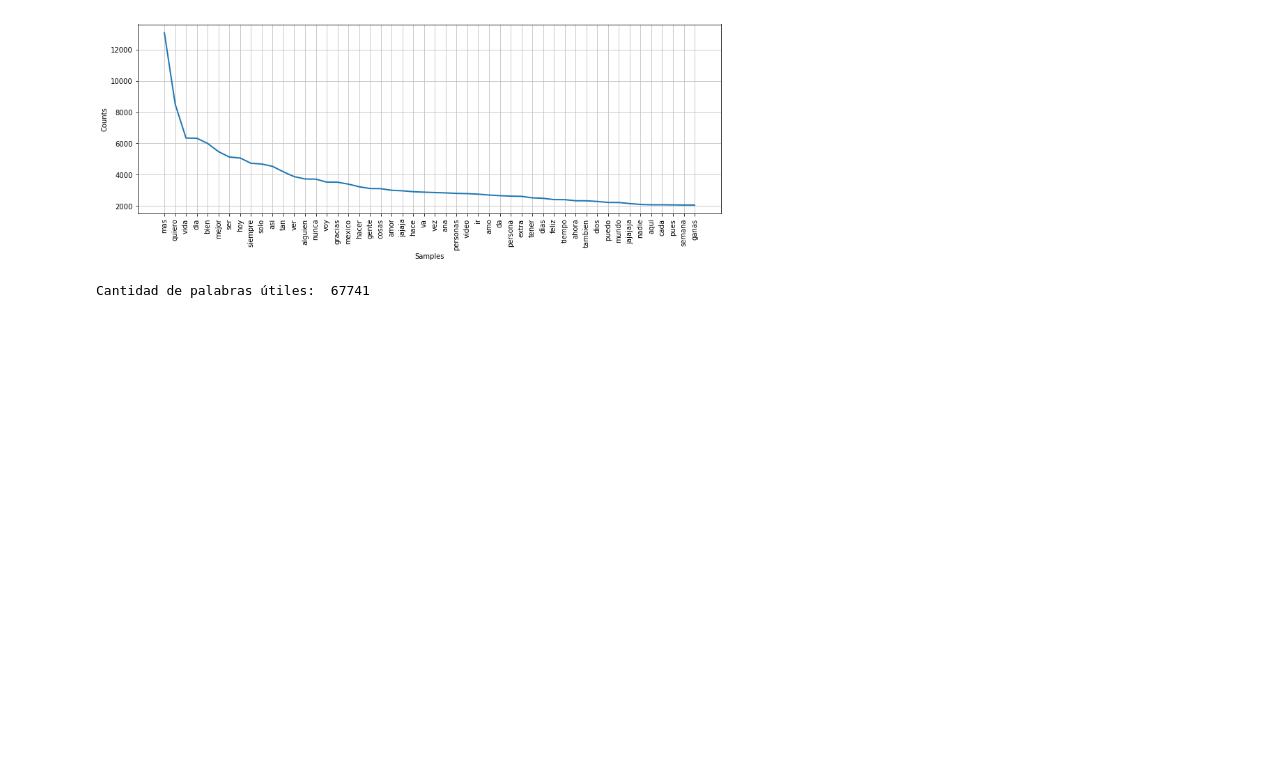
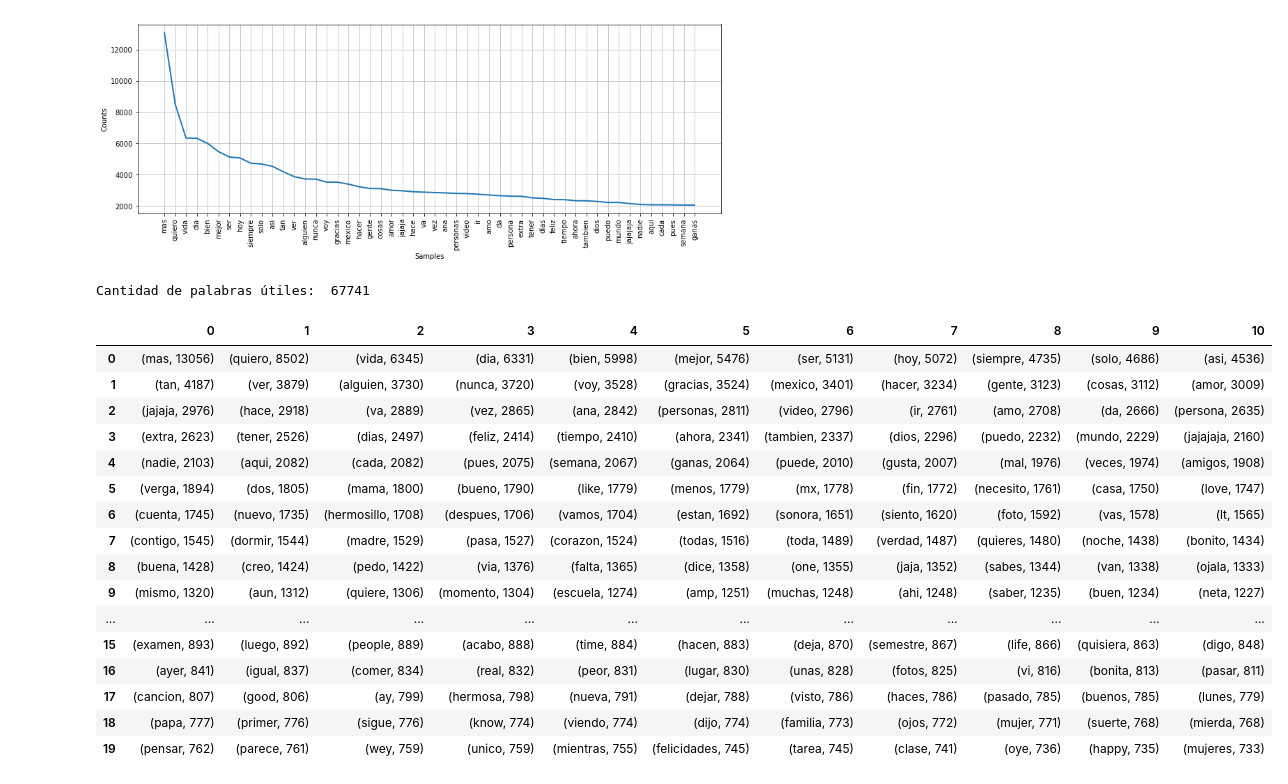
Before and after one commit to Huguez/tweepy, a Jupyter notebook: Analisis_lexico.ipynb, the cells around one changed output. Cells and saved outputs as stored; diff of their text form; code cells hidden in the pictures; blank space fills up the shorter version.

Commit message:
fin lexicon

```diff
--- a/Analisis_lexico.ipynb
+++ b/Analisis_lexico.ipynb
@@ -51,7 +59,7 @@ Total de palabras que aparecen con frecuencia de 1:  139794
 # %%
-listLexico = [ palabra for palabra in listToken if palabra not in listOne ]
-
-frecLexicon = nltk.FreqDist( listLexico )
+fileLexicoR = open( "lexicon_wo.txt", "r" )
+frecLexicon = nltk.FreqDist( fileLexicoR.read().split() )
+fileLexicoR.close()
 
 plt.figure(figsize=(15, 5))
 frecLexicon.plot(50, cumulative=False)
@@ -61,3 +69,36 @@ print("Cantidad de palabras útiles: ", numPalaUtil )
 # %% [output]
 [figure]
 Cantidad de palabras útiles:  67741
+# %%
+#ordered_idf_words = sorted(idf_dict.items(), key=itemgetter(1), reverse=True)
+
+from operator import itemgetter
+from IPython.display import display
+import pandas as pd
+
+ordered_idf_words = sorted( frecLexicon.most_common(), key=itemgetter(1), reverse=True )
+
+table = []
+for i in range(20):
+    table.append(ordered_idf_words[i*11:i*11+11])
+
+df = pd.DataFrame(table)
+display(df)
+# %% [output]
+|  | 0 | 1 | 2 | 3 | 4 | 5 | 6 | 7 | 8 | 9 | 10 |
+| 0 | (mas, 13056) | (quiero, 8502) | (vida, 6345) | (dia, 6331) | (bien, 5998) | (mejor, 5476) | (ser, 5131) | (hoy, 5072) | (siempre, 4735) | (solo, 4686) | (asi, 4536) |
+| 1 | (tan, 4187) | (ver, 3879) | (alguien, 3730) | (nunca, 3720) | (voy, 3528) | (gracias, 3524) | (mexico, 3401) | (hacer, 3234) | (gente, 3123) | (cosas, 3112) | (amor, 3009) |
+| 2 | (jajaja, 2976) | (hace, 2918) | (va, 2889) | (vez, 2865) | (ana, 2842) | (personas, 2811) | (video, 2796) | (ir, 2761) | (amo, 2708) | (da, 2666) | (persona, 2635) |
+| 3 | (extra, 2623) | (tener, 2526) | (dias, 2497) | (feliz, 2414) | (tiempo, 2410) | (ahora, 2341) | (tambien, 2337) | (dios, 2296) | (puedo, 2232) | (mundo, 2229) | (jajajaja, 2160) |
+| 4 | (nadie, 2103) | (aqui, 2082) | (cada, 2082) | (pues, 2075) | (semana, 2067) | (ganas, 2064) | (puede, 2010) | (gusta, 2007) | (mal, 1976) | (veces, 1974) | (amigos, 1908) |
+| 5 | (verga, 1894) | (dos, 1805) | (mama, 1800) | (bueno, 1790) | (like, 1779) | (menos, 1779) | (mx, 1778) | (fin, 1772) | (necesito, 1761) | (casa, 1750) | (love, 1747) |
+| 6 | (cuenta, 1745) | (nuevo, 1735) | (hermosillo, 1708) | (despues, 1706) | (vamos, 1704) | (estan, 1692) | (sonora, 1651) | (siento, 1620) | (foto, 1592) | (vas, 1578) | (lt, 1565) |
+| 7 | (contigo, 1545) | (dormir, 1544) | (madre, 1529) | (pasa, 1527) | (corazon, 1524) | (todas, 1516) | (toda, 1489) | (verdad, 1487) | (quieres, 1480) | (noche, 1438) | (bonito, 1434) |
+| 8 | (buena, 1428) | (creo, 1424) | (pedo, 1422) | (via, 1376) | (falta, 1365) | (dice, 1358) | (one, 1355) | (jaja, 1352) | (sabes, 1344) | (van, 1338) | (ojala, 1333) |
+| 9 | (mismo, 1320) | (aun, 1312) | (quiere, 1306) | (momento, 1304) | (escuela, 1274) | (amp, 1251) | (muchas, 1248) | (ahi, 1248) | (saber, 1235) | (buen, 1234) | (neta, 1227) |
+| ... | ... | ... | ... | ... | ... | ... | ... | ... | ... | ... | ... |
+| 15 | (examen, 893) | (luego, 892) | (people, 889) | (acabo, 888) | (time, 884) | (hacen, 883) | (deja, 870) | (semestre, 867) | (life, 866) | (quisiera, 863) | (digo, 848) |
+| 16 | (ayer, 841) | (igual, 837) | (comer, 834) | (real, 832) | (peor, 831) | (lugar, 830) | (unas, 828) | (fotos, 825) | (vi, 816) | (bonita, 813) | (pasar, 811) |
+| 17 | (cancion, 807) | (good, 806) | (ay, 799) | (hermosa, 798) | (nueva, 791) | (dejar, 788) | (visto, 786) | (haces, 786) | (pasado, 785) | (buenos, 785) | (lunes, 779) |
+| 18 | (papa, 777) | (primer, 776) | (sigue, 776) | (know, 774) | (viendo, 774) | (dijo, 774) | (familia, 773) | (ojos, 772) | (mujer, 771) | (suerte, 768) | (mierda, 768) |
+| 19 | (pensar, 762) | (parece, 761) | (wey, 759) | (unico, 759) | (mientras, 755) | (felicidades, 745) | (tarea, 745) | (clase, 741) | (oye, 736) | (happy, 735) | (mujeres, 733) |
```
Also changed, not shown: parts of 5 cells of this notebook, 4 other files.
